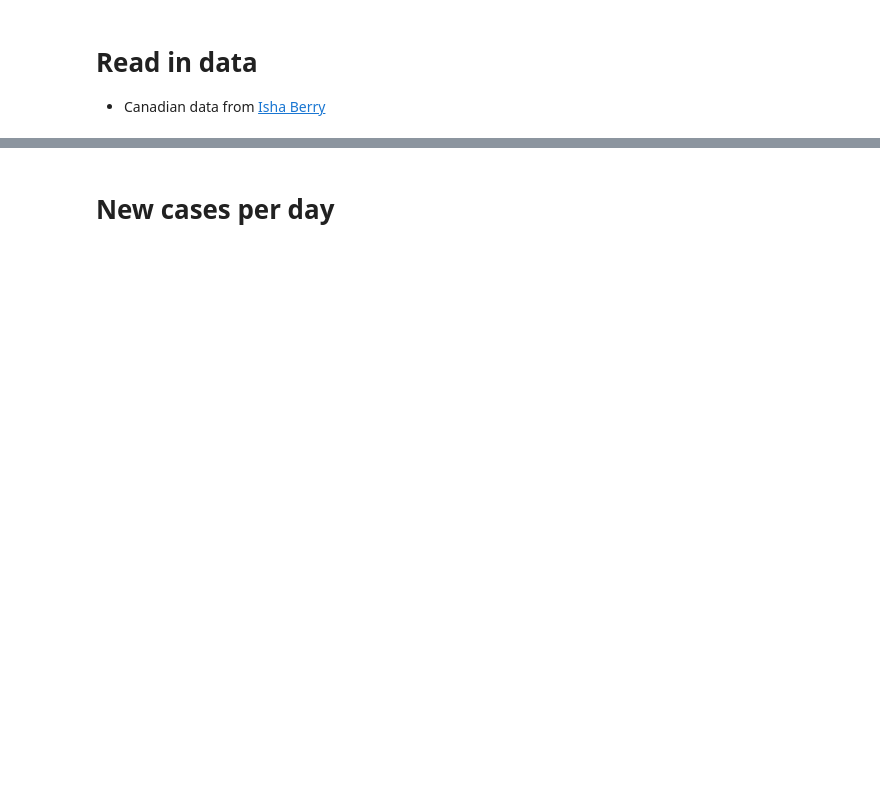
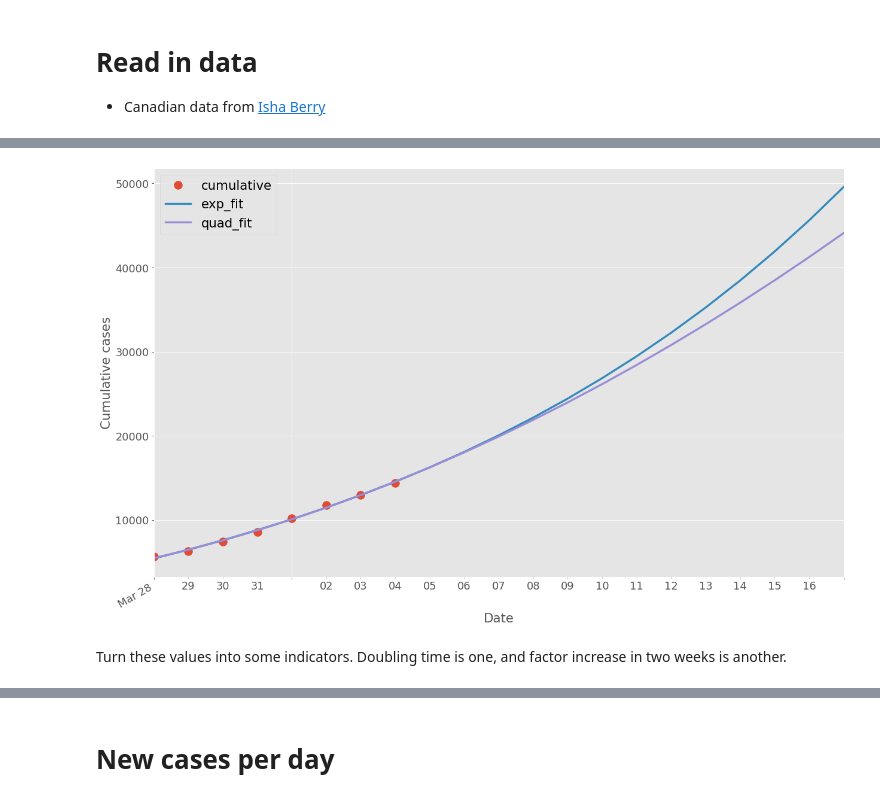
Before and after one commit to tomslee/covid-animation-canada, a Jupyter notebook: Covid-19 Canada.ipynb, the cells around one changed output, grey strips where cells are left out. Cells and saved outputs as stored; diff of their text form; code cells hidden in the pictures; blank space fills up the shorter version.

```diff
--- a/Covid-19 Canada.ipynb
+++ b/Covid-19 Canada.ipynb
@@ -105,11 +106,0 @@ df_agg.iloc[-10:].plot(kind="line", y=["cumulative", "curve_fit"], style=["o ",
-# %%
-df_plot = df_agg[["days", "date", "cumulative", "curve_fit"]]
-rowcount = len(df_plot)
-today_row = df_plot.iloc[rowcount-1]
-for days in range(1,10):
-    this_days = today_row["days"] + days
-    this_date = today_row["date"] + datetime.timedelta(days=days)
-    df_plot.loc[this_date] = [this_days, this_date.date(), None,
-                  fit_function(this_days, *popt)]
-df_plot.iloc[-20:].plot(y=["cumulative", "curve_fit"], style=["o ", "-"])
-#plt.yscale("log")
@@ -119,0 +184,32 @@ df_plot.iloc[-20:].plot(y=["cumulative", "curve_fit"], style=["o ", "-"])
+# %%
+def plot_trends(data, popt_exp, popt_quad, days_extrapolation=DAYS_EXTRAPOLATION):
+    data = data[["days", "date", "cumulative", "exp_fit", "quad_fit"]]
+    today_row = data.iloc[-1]
+    for days in range(1, days_extrapolation):
+        this_days = today_row["days"] + days
+        this_date = today_row["date"] + datetime.timedelta(days=days)
+        data.loc[this_date] = [this_days, this_date.date(), None,
+                                  int(exp_fit(this_days, *popt_exp)),
+                                  int(quad_fit(this_days, *popt_quad)),]
+    data.plot(
+        y=["cumulative", "exp_fit", "quad_fit"],
+        style=["o ", "-", "-"], markersize=12, linewidth=3
+    )
+    #plt.yscale("log")
+    plt.gca().set_xlabel("Date")
+    plt.gca().set_ylabel("Cumulative cases")
+     # Make most of the ticklabels empty so the labels don't get too crowded
+    ticklabels = ['']*len(data.index)
+    # Every 7th ticklable shows the month and day
+    ticklabels[::7] = [item.strftime('%b %d') for item in data.index[::7]]
+    plt.gca().xaxis.set_major_formatter(ticker.FixedFormatter(ticklabels))
+    plt.gcf().autofmt_xdate(ha="right")
+    plt.tight_layout()
+    plt.show()
+    return data
+
+df_trend_extrapolate = plot_trends(df_trend, popt_exp, popt_quad, days_extrapolation=14)
+# %% [output]
+[figure, added]
+# %% [markdown]
+Turn these values into some indicators. Doubling time is one, and factor increase in two weeks is another.
```
Also changed, not shown: parts of 17 cells of this notebook, 1 other file.
